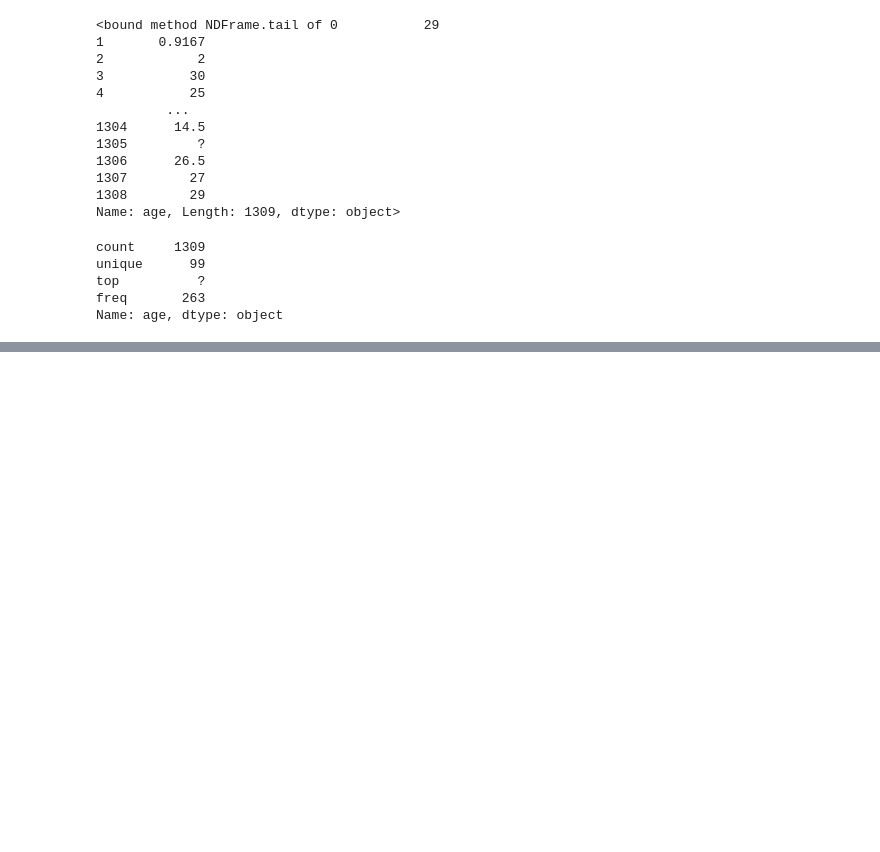
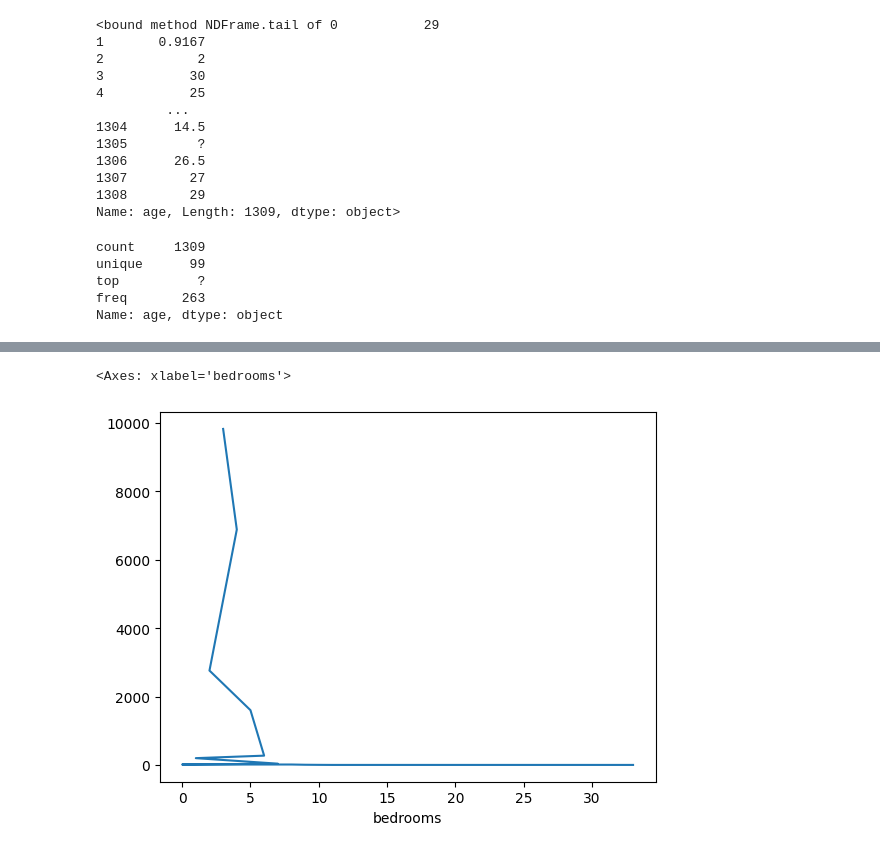
Before and after one commit to belacartaxo/data-analysis-and-visualization-masterclass, a Jupyter notebook: mod03-series-and-columns/series-and-columns.ipynb, the cells around one changed output, grey strips where cells are left out. Saved outputs shown, nothing was run; the diff lists cells and outputs as text; code cells hidden in the pictures; blank space fills up the shorter version.

```diff
--- a/mod03-series-and-columns/series-and-columns.ipynb
+++ b/mod03-series-and-columns/series-and-columns.ipynb
@@ -159,0 +340,3 @@ Name: age, dtype: object
+# %%
+hs = houses.bedrooms.value_counts()
+hs
@@ -159,0 +359,5 @@ Name: age, dtype: object
+# %%
+hs.plot()
+# %% [output]
+<Axes: xlabel='bedrooms'>
+[figure, added]
```
Also changed, not shown: parts of 23 cells of this notebook, 1 other file.
